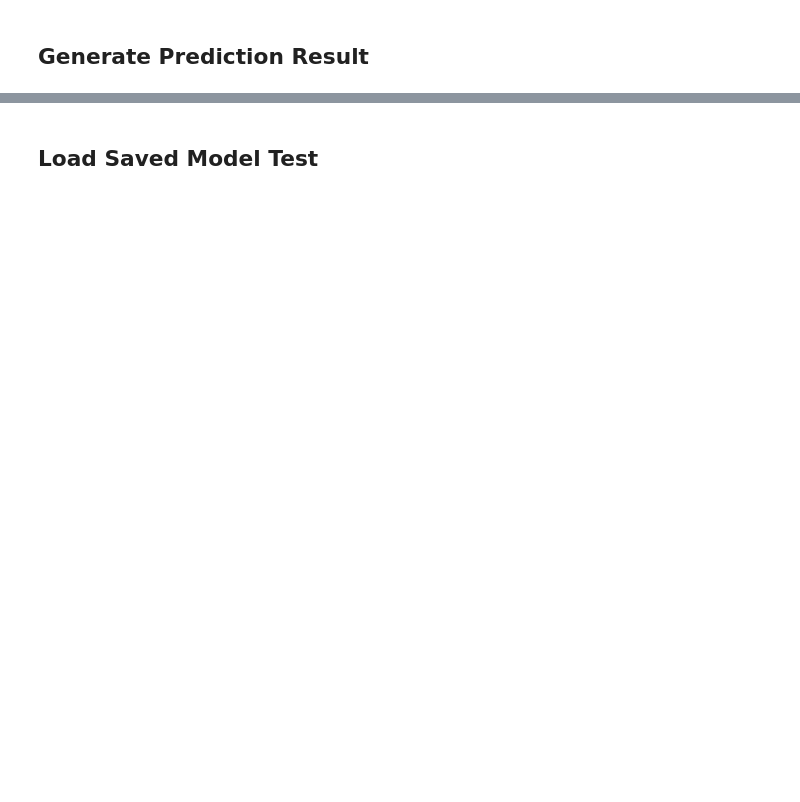
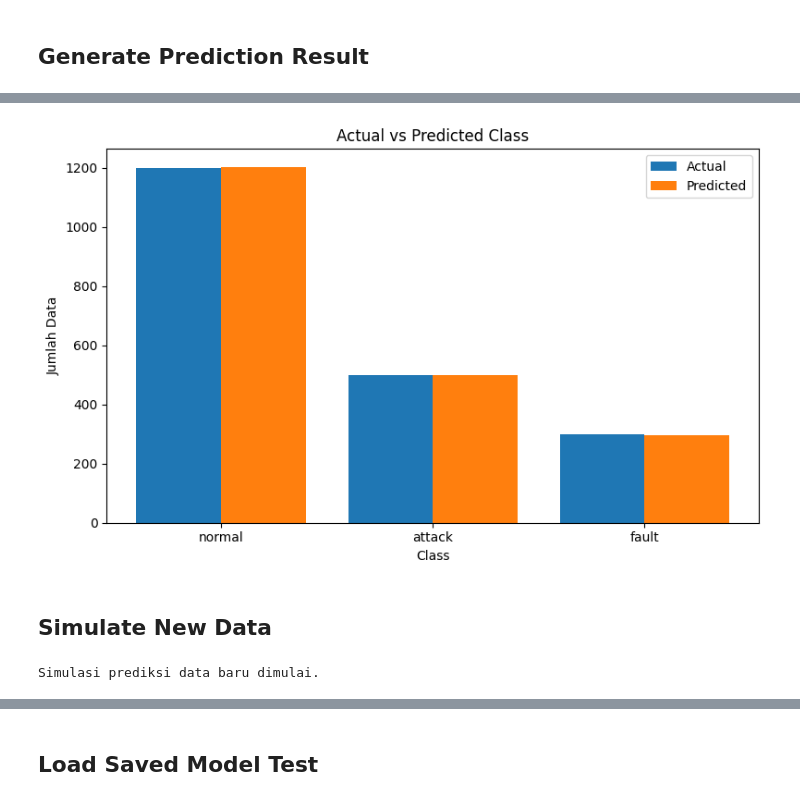
Before and after one commit to rrrambatsigma/project-kda-kelompok3, a Jupyter notebook: notebook/TemplatePipelinePrediksi.ipynb, the cells around one changed output, grey strips where cells are left out. Drawn from its saved outputs; the diff is of its cells as text; code cells hidden in the pictures; blank space fills up the shorter version.

```diff
--- a/notebook/TemplatePipelinePrediksi.ipynb
+++ b/notebook/TemplatePipelinePrediksi.ipynb
@@ -3120,0 +3017,64 @@ print("Hybrid Encryption menggunakan AES-GCM dan RSA-OAEP.")
+# %%
+# ============================================================
+# 14.11 VISUALISASI ACTUAL VS PREDICTED CLASS
+# ============================================================
+
+class_names = ["normal", "attack", "fault"]
+
+actual_counts = [
+    (prediction_result["actual_class"] == "normal").sum(),
+    (prediction_result["actual_class"] == "attack").sum(),
+    (prediction_result["actual_class"] == "fault").sum()
+]
+
+predicted_counts = [
+    (prediction_result["predicted_class"] == "normal").sum(),
+    (prediction_result["predicted_class"] == "attack").sum(),
+    (prediction_result["predicted_class"] == "fault").sum()
+]
+
+x_axis = range(len(class_names))
+
+plt.figure(figsize=(8, 5))
+
+plt.bar(
+    [x - 0.2 for x in x_axis],
+    actual_counts,
+    width=0.4,
+    label="Actual"
+)
+
+plt.bar(
+    [x + 0.2 for x in x_axis],
+    predicted_counts,
+    width=0.4,
+    label="Predicted"
+)
+
+plt.xticks(x_axis, class_names)
+plt.title("Actual vs Predicted Class")
+plt.xlabel("Class")
+plt.ylabel("Jumlah Data")
+plt.legend()
+plt.tight_layout()
+plt.show()
+# %% [output]
+[figure, added]
+# %% [markdown]
+## Simulate New Data
+# %%
+# ============================================================
+# 15. SIMULATE NEW DATA PREDICTION
+# ============================================================
+
+import pandas as pd
+
+label_mapping = {
+    0: "normal",
+    1: "attack",
+    2: "fault"
+}
+
+print("Simulasi prediksi data baru dimulai.")
+# %% [output]
+Simulasi prediksi data baru dimulai.
```
Also changed, not shown: parts of 112 cells of this notebook, 22 other files.
